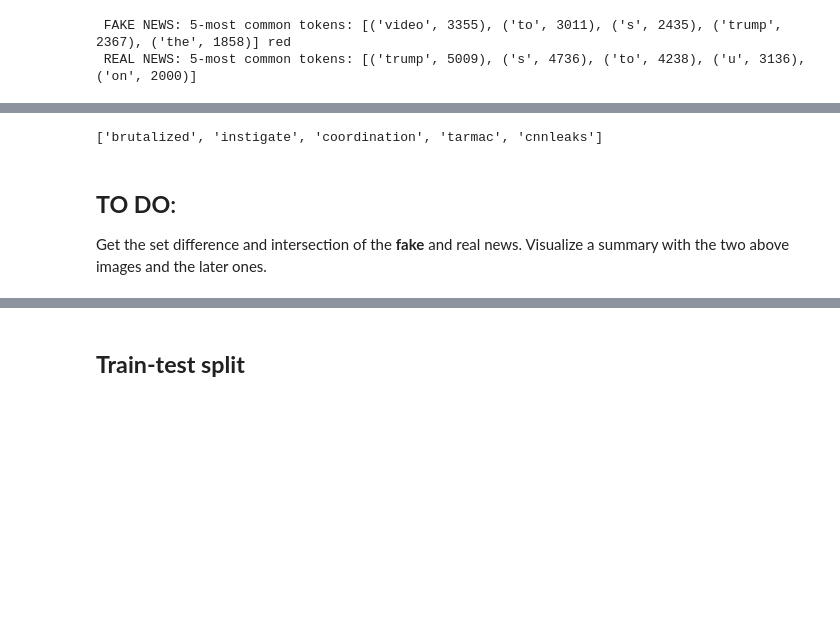
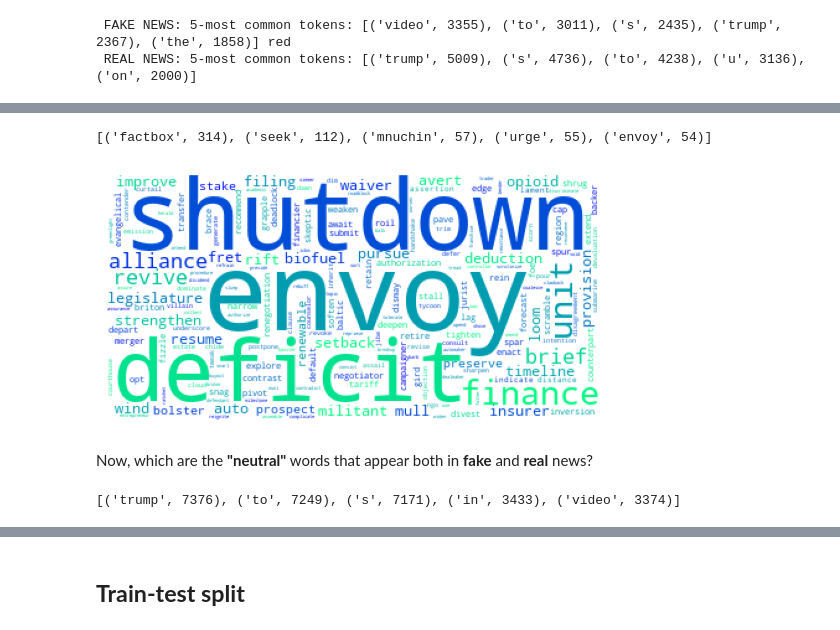
Before and after one commit to system-rowb/Data-Portfolio, a Jupyter notebook: NLP/Fake_news/Fake_news.ipynb, the cells around one changed output, grey strips where cells are left out. Saved outputs shown, nothing was run; the diff lists cells and outputs as text; code cells hidden in the pictures; blank space fills up the shorter version.

```diff
--- a/NLP/Fake_news/Fake_news.ipynb
+++ b/NLP/Fake_news/Fake_news.ipynb
@@ -208,10 +236,24 @@ print(f"{Fore.GREEN}{Style.BRIGHT} REAL NEWS: {Style.RESET_ALL}{HEAD}-most commo
 # %%
-# Get the words that ONLY appear in the `fake_titles` set and NOT in `real_titles` set.
-fake_titles_only = set(fake_titles_tokens).difference(set(real_titles_tokens))
-list(fake_titles_only)[:HEAD]
+# Get the words that only appear within the `real_titles_tokens` set and are different from the fake ones.
+real_titles_only =  Counter({token:real_titles_tokens[token] for token in set(real_titles_tokens).difference(set(fake_titles_tokens))})
+real_titles_only.most_common(HEAD)
 # %% [output]
-['brutalized', 'instigate', 'coordination', 'tarmac', 'cnnleaks']
+[('factbox', 314), ('seek', 112), ('mnuchin', 57), ('urge', 55), ('envoy', 54)]
-# %% [markdown]
-## **TO DO**:
-Get the set difference and intersection of the **fake** and real news.
-Visualize a summary with the two above images and the later ones.
+# %%
+# Visualize `real_titles_only` with a wordcloud
+real_titles_only_wc = WordCloud(**WORDCLOUD_ARGS_RAW, colormap='winter').generate(" ".join([item[0] for item in real_titles_only.most_common()]))
+plt.imshow(real_titles_only_wc)
+_ = plt.axis("off")
+# %% [output]
+[figure, added]
+# %% [markdown]
+Now, which are the **"neutral"** words that appear both in **fake** and **real** news?
+# %%
+# First, find the intersection between the `fake_titles_tokens` and `real_titles_tokens` sets. Then, create a new dictionary
+# with the token as key, and the sum of the frequency in the `fake_titles_tokens[token]` and `real_titles_tokens[token]`, so
+# you get the joint frequency. Finally convert it into a `Counter`
+both_titles = Counter({token:fake_titles_tokens[token] + real_titles_tokens[token]
+                       for token in set(fake_titles_tokens).intersection(set(real_titles_tokens))})
+both_titles.most_common(HEAD)
+# %% [output]
+[('trump', 7376), ('to', 7249), ('s', 7171), ('in', 3433), ('video', 3374)]
```
Also changed, not shown: parts of 10 cells of this notebook.
